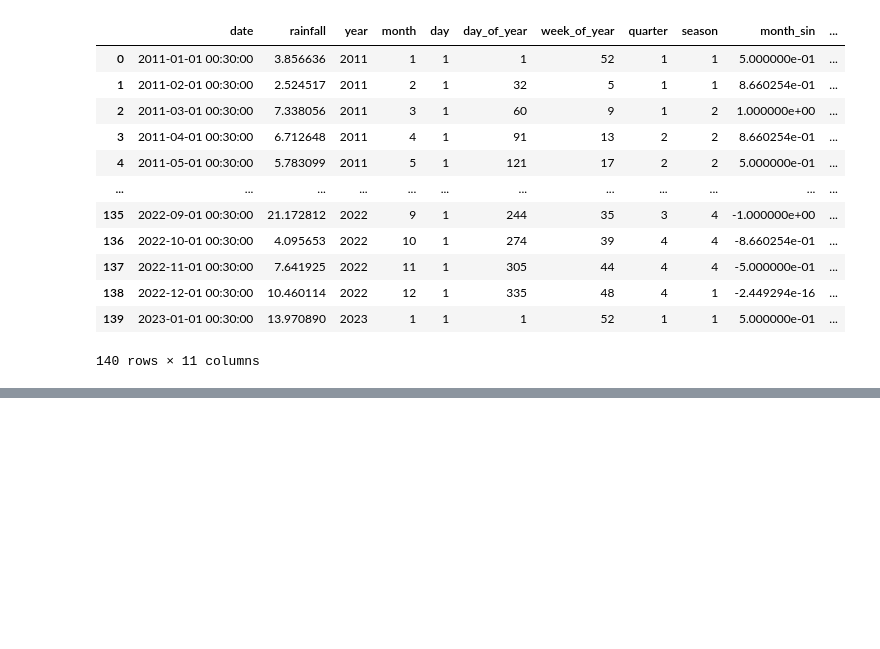
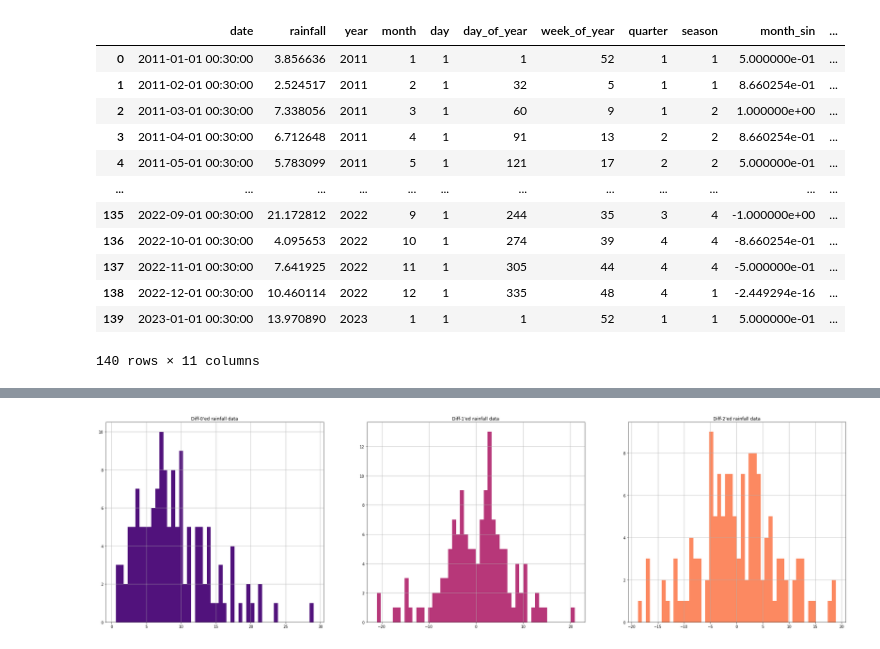
Before and after one commit to alex-gherega/gis-da, a Jupyter notebook: Rainfall-TS-analysis.ipynb, the cells around one changed output, grey strips where cells are left out. Drawn from its saved outputs; the diff is of its cells as text; code cells hidden in the pictures; blank space fills up the shorter version.

```diff
--- a/Rainfall-TS-analysis.ipynb
+++ b/Rainfall-TS-analysis.ipynb
@@ -733,0 +572,80 @@ for lag_i in lags:
+# %%
+### Normality, sesonal decomposition, and stationarity tests for lag-N
+lagNs = [0,1,2]
+column = 'rainfall'
+normality_results = {'Shapiro':{},'K-S':{}}
+
+# Normality :TODO:TODO:TODO: all these were done in previous cells - put them in poython modules for this cell and just call the resulting API
+fig, ax = plt.subplots(1,len(lagNs), figsize=(36, 10))
+p = sns.color_palette('magma',len(lagNs))
+
+
+for i,lagN in enumerate(lagNs):
+    ### histograms
+    rdf_box[f'{column}_diff-{lagN}'] = rdf_box[column].diff(periods=lagN).shift(-lagN).dropna() if i>0 else rdf_box[column]
+    rdf_box[f'{column}_diff-{lagN}'].hist(bins=50, ax=ax[i], color=p[i])
+    ax[i].set_title(f'Diff-{lagN}\'ed rainfall data')
+
+    ### normality tests
+    normality_results['Shapiro'][f'diff-{lagN}'] = shapiro(rdf_box[f'{column}_diff-{lagN}'].dropna())
+    normality_results['K-S'][f'diff-{lagN}'] = kstest(rdf_box[f'{column}_diff-{lagN}'].dropna(), 'norm')
+
+normality_results = walk(normality_results)
+normality_results = pd.DataFrame.from_dict({(i,j): normality_results[i][j]
+                                                for i in normality_results.keys()
+                                                for j in normality_results[i].keys()
+                                                },
+                                            orient='index')
+print(normality_results)
+
+# MSTL
+periods = [4,12, 6*12-4]
+
+fig, ax = plt.subplots(nrows=3 + len(periods),
+                       ncols=2,
+                       sharex=True,
+                       figsize=(36,20))
+
+p = sns.color_palette('magma',5)
+
+fig.suptitle('MSTL',fontsize=20)
+for i, lagN in enumerate([1,2]):
+
+
+    mstl = MSTL(rdf_box[f'{column}_diff-{lagN}'].dropna(), periods=periods)#, seasonal=13, robust=True)
+    mstl_decomp = mstl.fit()
+
+#     mstl_decomp.plot()
+
+    rdf_box[f'diff-{lagN}_mstl_trend'] = mstl_decomp.trend
+    for j,per in enumerate(periods):
+
+        rdf_box[f'diff-{lagN}_mstl_seasonal_{per}'] = mstl_decomp.seasonal[f'seasonal_{per}']
+        mstl_decomp.seasonal[f'seasonal_{per}'].plot(ax=ax[2+j,i], legend=False, color=p[i])
+        ax[2+j,i].set_ylabel(f'Seasonal_{per}', fontsize=18)
+
+    rdf_box[f'diff-{lagN}_mstl_resid'] = mstl_decomp.resid
+
+    ax[0,i].set_title(f'Decomposition of diff-{lagN}', fontsize=18)
+    mstl_decomp.observed.plot(ax=ax[0,i], legend=False, color=p[i])
+    ax[0,i].set_ylabel('Observed', fontsize=18)
+
+    mstl_decomp.trend.plot(ax=ax[1,i], legend=False, color=p[i])
+    ax[1,i].set_ylabel('Trend', fontsize=18)
+
+    sns.scatterplot(x=rdf_box.index[:-lagN], y=mstl_decomp.resid, ax=ax[3+j,i], color=p[i])
+    ax[3+j,i].set_ylabel('Residual', fontsize=18)
+
+## STATIONARITY tests and differencing
+for lagN in [1,2]:
+
+    #### ADF test
+    dastats.check_stationarity(rdf_box, f'{column}_diff-{lagN}',test_fn=dastats.sugars['Adfuller'],
+                               withmsg=False, autolag='AIC')
+    #### KPSS test
+    dastats.check_stationarity(rdf_box, f'{column}_diff-{lagN}', test_fn=dastats.sugars['Kpss'],
+                               withmsg=False, nlags='auto')
+    #### Zivot-Andrews test
+    dastats.check_stationarity(rdf_box, f'{column}_diff-{lagN}', test_fn=dastats.sugars['Zivot-Andrews'],
+                               withmsg=False)
+# %% [output]
@@ -733,0 +677 @@ for lag_i in lags:
+[figure, added]
```
Also changed, not shown: parts of 18 cells of this notebook, 2 other files.
